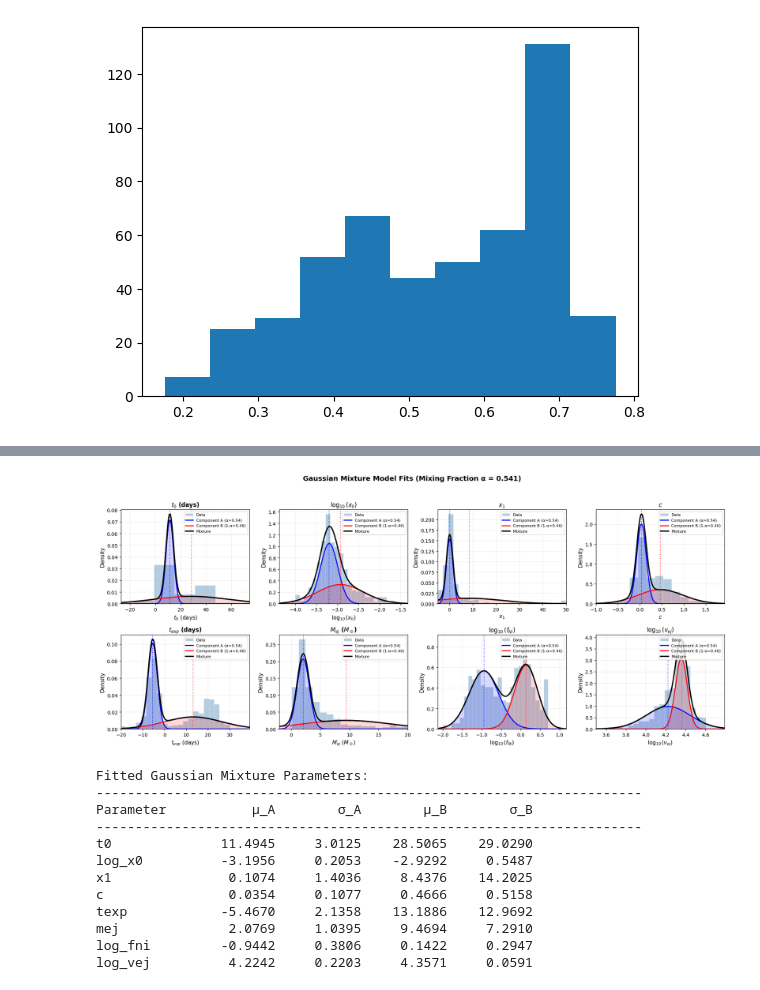
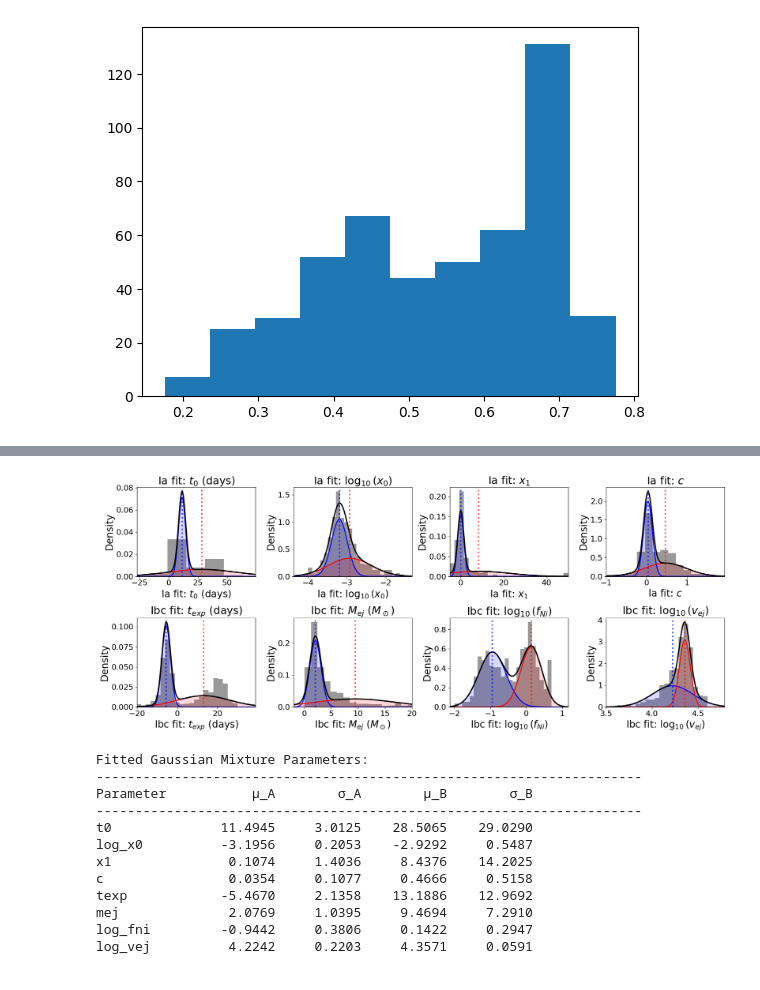
Before and after one commit to asmuzsoy/beams_ext, a Jupyter notebook: separate_parameters.ipynb, the cells around one changed output, grey strips where cells are left out. Drawn from its saved outputs; the diff is of its cells as text; code cells hidden in the pictures.

```diff
--- a/separate_parameters.ipynb
+++ b/separate_parameters.ipynb
@@ -65,6 +69,11 @@ for sn in all_sne:
     sn.ibc_fit.update({'log_vej': np.log10(sn.ibc_fit['vej'])})
     sn.ia_fit.update({'log_x0': np.log10(sn.ia_fit['x0'])})
     sn.ibc_fit.update({'log_fni': np.log10(sn.ibc_fit['fni'])})
+
+for sn in all_phot_sne:
+    sn.ibc_fit.update({'log_vej': np.log10(sn.ibc_fit['vej'])})
+    sn.ia_fit.update({'log_x0': np.log10(sn.ia_fit['x0'])})
+    sn.ibc_fit.update({'log_fni': np.log10(sn.ibc_fit['fni'])})
 # %%
 all_sne[100].true_class
 # %% [output]
@@ -163,11 +201,11 @@ def log_likelihood(x, samples, alpha):
     second_term = (1 - alpha) * norm.pdf(samples, mu2, sigma2)
     return np.sum(np.log(first_term + second_term))
 # %%
-def get_param_samples(param_name):
+def get_param_samples(param_name, sn_sample = all_sne):
     if param_name in ia_param_names:
-        return np.array([sn.ia_fit[param_name] for sn in all_sne])
+        return np.array([sn.ia_fit[param_name] for sn in sn_sample])
     elif param_name in ibc_param_names:
-        return np.array([sn.ibc_fit[param_name] for sn in all_sne])
+        return np.array([sn.ibc_fit[param_name] for sn in sn_sample])
     else:
         raise ValueError(f"Parameter {param_name} not recognized in either Ia or Ibc SNe.")
 # %%
@@ -228,11 +266,13 @@ lls = np.zeros(num_epochs)
 
 
 alphas = np.zeros(num_epochs)  # Store alpha values for each epoch
-alpha = 0.5  # Mixing fraction
+alpha = 0.1  # Mixing fraction
 gammas_a = {'texp': [], 'mej': [], 'log_fni': [], 'log_vej': [], 't0': [], 'log_x0': [], 'x1': [], 'c': []}
 gammas_b = {'texp': [], 'mej': [], 'log_fni': [], 'log_vej': [], 't0': [], 'log_x0': [], 'x1': [], 'c': []}
 
 params_to_use = ['t0', 'c', 'mej', 'texp', 'x1', 'log_x0', 'log_fni', 'log_vej']
+# params_to_use = ['c', 'mej', 'x1', 'log_x0', 'log_fni', 'log_vej']
+
 # params_to_use = list(mus_a.keys())  # Use all parameters for fitting
 
 
@@ -281,4 +321,6 @@ for epoch in range(num_epochs):
     # Calculate log likelihood for the current epoch
     for param_name in params_to_use:
         lls[epoch] += log_likelihood([mus_a[param_name], sigmas_a[param_name], mus_b[param_name], sigmas_b[param_name]], get_param_samples(param_name), alpha)
+
+print(lls[-1])
 # %% [output]
@@ -438,21 +495,23 @@ x_ranges = {
 
 # Parameter display names
 param_labels = {
-    't0': r'$t_0$ (days)',
-    'log_x0': r'$\log_{10}(x_0)$',
-    'x1': r'$x_1$',
-    'c': r'$c$',
-    'texp': r'$t_{exp}$ (days)',
-    'mej': r'$M_{ej}$ ($M_\odot$)',
-    'log_fni': r'$\log_{10}(f_{Ni})$',
-    'log_vej': r'$\log_{10}(v_{ej})$'
+    't0': r'Ia fit: $t_0$ (days)',
+    'log_x0': r'Ia fit: $\log_{10}(x_0)$',
+    'x1': r'Ia fit: $x_1$',
+    'c': r'Ia fit: $c$',
+    'texp': r'Ibc fit: $t_{exp}$ (days)',
+    'mej': r'Ibc fit: $M_{ej}$ ($M_\odot$)',
+    'log_fni': r'Ibc fit: $\log_{10}(f_{Ni})$',
+    'log_vej': r'Ibc fit: $\log_{10}(v_{ej})$'
 }
 
 # Create figure with better styling
 fig, axes = plt.subplots(2, 4, figsize=(18, 8))
-fig.suptitle(f"Gaussian Mixture Model Fits (Mixing Fraction α = {alpha:.3f})", fontsize=14, fontweight='bold')
+# fig.suptitle(f"Gaussian Mixture Model Fits (Mixing Fraction α = {alpha:.3f})", fontsize=14, fontweight='bold')
 
 params_plot = ['t0', 'log_x0', 'x1', 'c', 'texp', 'mej', 'log_fni', 'log_vej']
+# params_plot = ['log_x0', 'x1', 'c', 'mej', 'log_fni', 'log_vej']
+
 
 for idx, param in enumerate(params_plot):
     ax = axes.flat[idx]
@@ -465,8 +524,8 @@ for idx, param in enumerate(params_plot):
     x = x_ranges[param]
 
     # Plot histogram with better styling
-    n, bins, patches = ax.hist(samples, bins=25, density=True, alpha=0.4,
-                                color='steelblue', edgecolor='white', linewidth=0.5,
+    n, bins, patches = ax.hist(samples, bins=25, density=True,  alpha=0.4,
+                                color='black', linewidth=0.5,
                                 label='Data')
 
     # Compute mixture components
@@ -476,41 +535,44 @@ for idx, param in enumerate(params_plot):
 
     # Plot components with better styling
     ax.plot(x, y_a, 'b-', linewidth=2, label=f'Component A (α={alpha:.2f})')
     ax.plot(x, y_b, 'r-', linewidth=2, label=f'Component B (1-α={1-alpha:.2f})')
     ax.plot(x, y_mix, 'k-', linewidth=2.5, label='Mixture')
 
     # Fill under curves for visibility
     ax.fill_between(x, y_a, alpha=0.15, color='blue')
     ax.fill_between(x, y_b, alpha=0.15, color='red')
 
     # Set axis limits based on data
     data_min, data_max = np.percentile(samples, [1, 99])
     x_margin = (data_max - data_min) * 0.2
     ax.set_xlim(max(x[0], data_min - x_margin), min(x[-1], data_max + x_margin))
 
     # Styling
-    ax.set_xlabel(param_labels[param], fontsize=11)
-    ax.set_ylabel('Density', fontsize=11)
-    ax.set_title(param_labels[param], fontsize=12, fontweight='bold')
-    ax.legend(fontsize=8, loc='upper right')
-    ax.grid(True, alpha=0.3, linestyle='--')
+    ax.set_xlabel(param_labels[param], fontsize=labelfontsize)
+    ax.set_ylabel('Density', fontsize=labelfontsize)
+    ax.set_title(param_labels[param], fontsize=titlefontsize)
+    # ax.legend(fontsize=labelfontsize, loc='upper right')
+    ax.tick_params(axis='both', labelsize=tickfontsize)
+
 
     # Add mean markers
-    ax.axvline(mu_a, color='blue', linestyle=':', alpha=0.7, linewidth=1.5)
-    ax.axvline(mu_b, color='red', linestyle=':', alpha=0.7, linewidth=1.5)
+    ax.axvline(mu_a, color='blue', linestyle=':', alpha=0.7, linewidth=3)
+    ax.axvline(mu_b, color='red', linestyle=':', alpha=0.7, linewidth=3)
 
 plt.tight_layout(rect=[0, 0, 1, 0.95])
 plt.show()
+
+fig.savefig("figures/gmm_results.pdf", bbox_inches='tight')
 
 # Print summary statistics
 print("\nFitted Gaussian Mixture Parameters:")
 print("-" * 70)
 print(f"{'Parameter':<12} {'μ_A':>10} {'σ_A':>10} {'μ_B':>10} {'σ_B':>10}")
 print("-" * 70)
 for param in params_plot:
         print(f"{param:<12} {mus_a[param]:>10.4f} {sigmas_a[param]:>10.4f} {mus_b[param]:>10.4f} {sigmas_b[param]:>10.4f}")
 # %% [output]
-[figure, old version]
+[figure, new version]
 Fitted Gaussian Mixture Parameters:
 ----------------------------------------------------------------------
 Parameter           μ_A        σ_A        μ_B        σ_B
```
Also changed, not shown: parts of 17 cells of this notebook, 1 other file.
